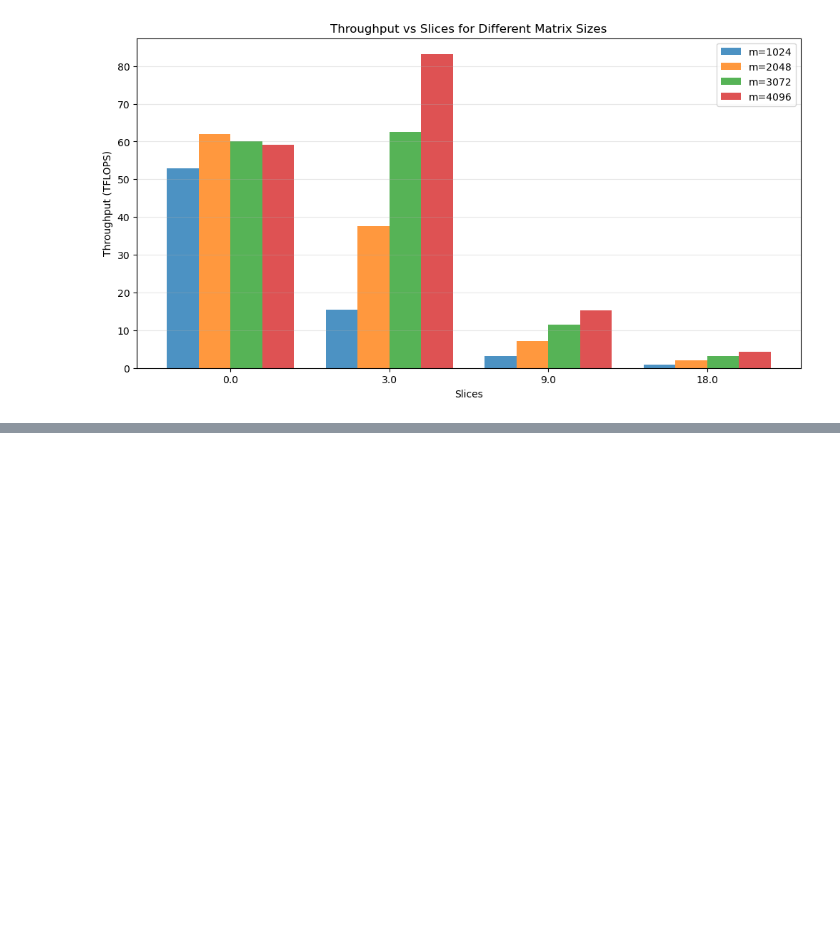
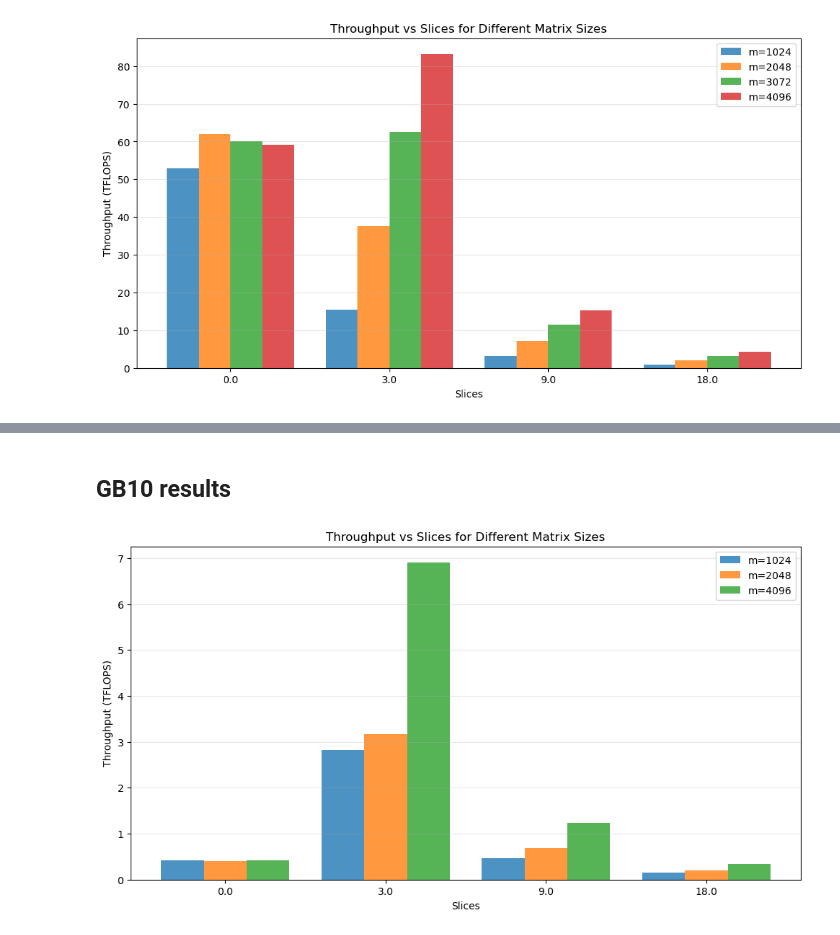
Before and after one commit to Sam-Bieberich/fp64_gb_emulation, a Jupyter notebook: ozIMMU/data_analysis/analysis.ipynb, the cells around one changed output, grey strips where cells are left out. Drawn from its saved outputs; the diff is of its cells as text; code cells hidden in the pictures; blank space fills up the shorter version.

```diff
--- a/ozIMMU/data_analysis/analysis.ipynb
+++ b/ozIMMU/data_analysis/analysis.ipynb
@@ -4,7 +4,7 @@
 import pandas as pd
 import matplotlib.pyplot as plt
 
-df = pd.read_csv('data.csv', header=0)
+df = pd.read_csv('data_default.csv', header=0)
 # %%
 df.head()
 # %% [output]
@@ -96,0 +56,42 @@ df_power.head()
+# %% [markdown]
+## GB10 results
+# %%
+df_gb10 = pd.read_csv('data_gb10.csv', header=0)
+df_gb10['slices'] = df_gb10['gemm'].str.extract(r'fp64_int8_(\d+)').astype(float)
+df_gb10.loc[df_gb10['gemm'] == 'dgemm', 'slices'] = 0
+# %%
+# Get unique matrix sizes (m values)
+m_values = df_gb10['m'].unique()
+
+# Get unique slice values (excluding NaN)
+slice_values = df_gb10['slices'].dropna().unique()
+slice_values = sorted(slice_values)
+
+plt.figure(figsize=(12, 6))
+
+width = 0.8 / len(m_values)  # Adjust width based on number of m values
+x_pos = range(len(slice_values))
+
+# Plot a bar for each m value
+for i, m_val in enumerate(m_values):
+    df_m = df_gb10[df_gb10['m'] == m_val].dropna(subset=['slices'])
+
+    # Sort by slices to match x_pos
+    df_m = df_m.sort_values('slices')
+
+    offset = (i - len(m_values)/2 + 0.5) * width
+    plt.bar([p + offset for p in x_pos],
+            df_m['throughput_in_tflops'],
+            width,
+            label=f'm={m_val}',
+            alpha=0.8)
+
+plt.xlabel('Slices')
+plt.ylabel('Throughput (TFLOPS)')
+plt.title('Throughput vs Slices for Different Matrix Sizes')
+plt.xticks(x_pos, slice_values)
+plt.legend()
+plt.grid(axis='y', alpha=0.3)
+plt.show()
+# %% [output]
+[figure, added]
```
Also changed, not shown: parts of 5 cells of this notebook.
